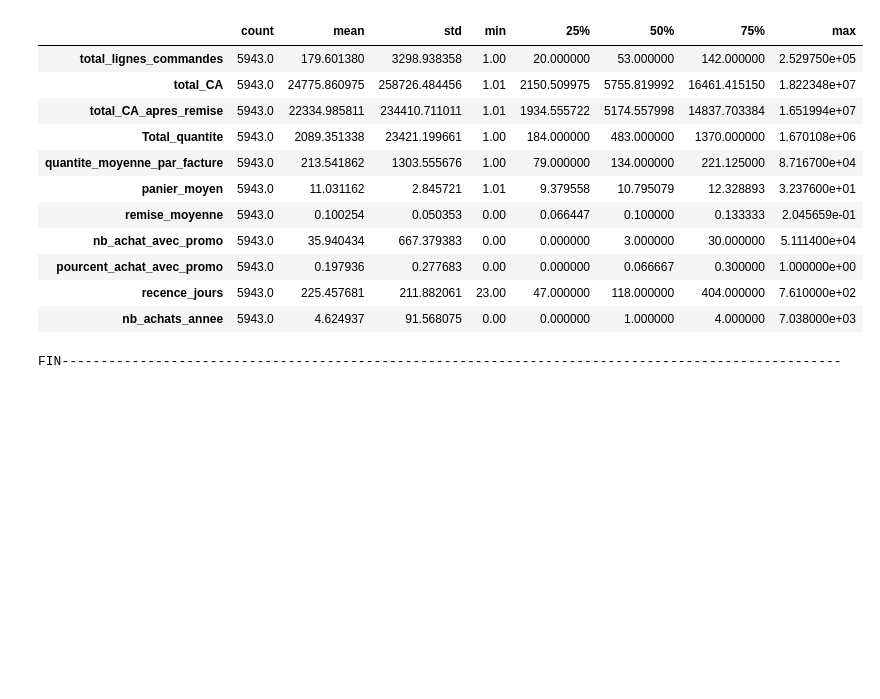
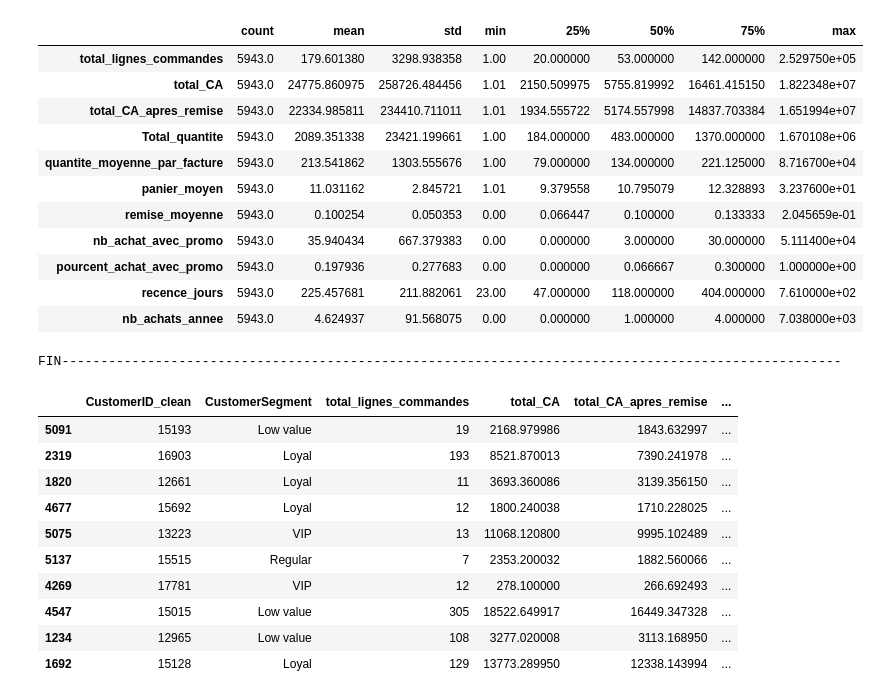
Before and after one commit to clawyunkai/Brief-15_retailcorps_Marketing, a Jupyter notebook: 02_PreparationAuMachineLearning_Chris.ipynb, the cells around one changed output. Cells and saved outputs as stored; diff of their text form; code cells hidden in the pictures; blank space fills up the shorter version.

```diff
--- a/02_PreparationAuMachineLearning_Chris.ipynb
+++ b/02_PreparationAuMachineLearning_Chris.ipynb
@@ -15,8 +15,8 @@ df_ML_customer=duckdb.query(f"""
         SELECT
             o.*,
             CASE
-                WHEN o.TotalDiscountGBP=0 THEN 1
-                ELSE 0
+                WHEN o.TotalDiscountGBP=0 THEN 0
+                ELSE 1
             END AS check_promotion,
             p.ProductCategory_Propre,
             c.SalesChannel,
@@ -40,8 +40,8 @@ df_ML_customer=duckdb.query(f"""
         SUM(Quantity_clean)/COUNT(DISTINCT(Invoice)) as quantite_moyenne_par_facture,
         SUM(TotalPriceGBP_WithDiscount)/SUM(Quantity_clean) as panier_moyen,
         SUM(TotalDiscountGBP)/SUM(TotalPriceGBP) as remise_moyenne,
-        SUM(check_promotion) as nb_achat_avec_promo,
-        SUM(check_promotion)/COUNT(DISTINCT(OrderLineID)) as pourcent_achat_avec_promo,
+        SUM(check_promotion) as nb_lignecommande_avec_promo,
+        SUM(check_promotion)/COUNT(DISTINCT(OrderLineID))*100 as pourcent_lignescommandes_avec_promo,
         MODE(country_clean) AS pays_prefere,
         MODE(ProductCategory_Propre) AS categorie_preferee,
         MODE(SalesChannel) AS canal_prefere,
@@ -141,3 +141,17 @@ Description
 | recence_jours | 5943.0 | 225.457681 | 211.882061 | 23.00 | 47.000000 | 118.000000 | 404.000000 | 7.610000e+02 |
 | nb_achats_annee | 5943.0 | 4.624937 | 91.568075 | 0.00 | 0.000000 | 1.000000 | 4.000000 | 7.038000e+03 |
 FIN----------------------------------------------------------------------------------------------------
+# %%
+df_ML_customer.sample(10)
+# %% [output]
+|  | CustomerID_clean | CustomerSegment | total_lignes_commandes | total_CA | total_CA_apres_remise | ... |
+| 5091 | 15193 | Low value | 19 | 2168.979986 | 1843.632997 | ... |
+| 2319 | 16903 | Loyal | 193 | 8521.870013 | 7390.241978 | ... |
+| 1820 | 12661 | Loyal | 11 | 3693.360086 | 3139.356150 | ... |
+| 4677 | 15692 | Loyal | 12 | 1800.240038 | 1710.228025 | ... |
+| 5075 | 13223 | VIP | 13 | 11068.120800 | 9995.102489 | ... |
+| 5137 | 15515 | Regular | 7 | 2353.200032 | 1882.560066 | ... |
+| 4269 | 17781 | VIP | 12 | 278.100000 | 266.692493 | ... |
+| 4547 | 15015 | Low value | 305 | 18522.649917 | 16449.347328 | ... |
+| 1234 | 12965 | Low value | 108 | 3277.020008 | 3113.168950 | ... |
+| 1692 | 15128 | Loyal | 129 | 13773.289950 | 12338.143994 | ... |
```
Also changed, not shown: 2 other files.
